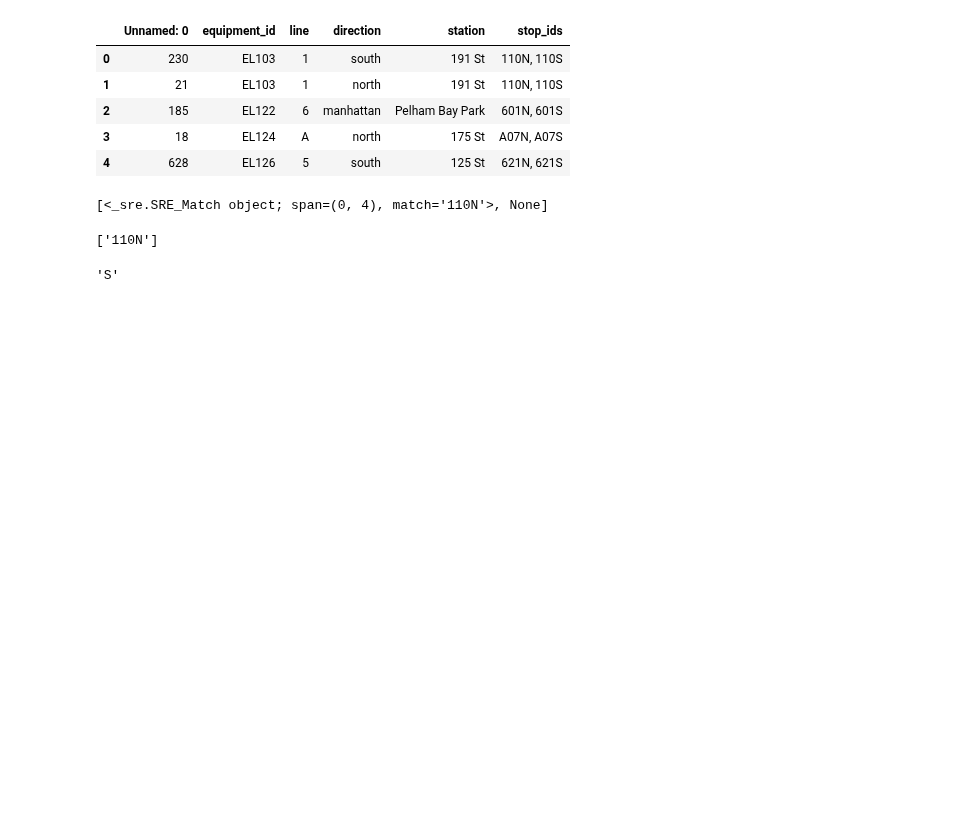
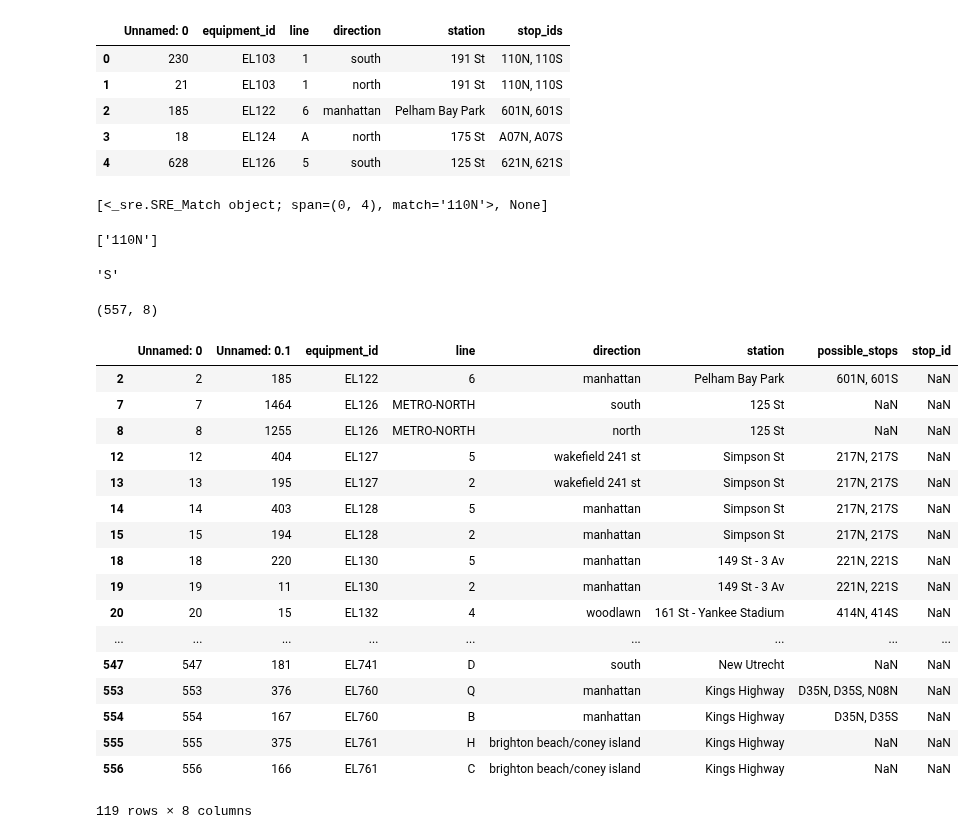
Before and after one commit to tsdataclinic/mta, a Jupyter notebook: notebooks/network/GTFS_Elevator_map.ipynb, the cells around one changed output. Drawn from its saved outputs; the diff is of its cells as text; code cells hidden in the pictures; blank space fills up the shorter version.

```diff
--- a/notebooks/network/GTFS_Elevator_map.ipynb
+++ b/notebooks/network/GTFS_Elevator_map.ipynb
@@ -339,3 +360,30 @@ ee['stop_id'] = ee.apply(get_dir,axis=1)
 ee.rename(columns={'stop_ids':'possible_stops'},inplace=True)
 # %%
 ee.to_csv('../../data/processed/elevator_to_GTFS_KM.csv')
+# %%
+ee_w_stops = pd.read_csv('../../data/processed/elevator_to_GTFS_KM.csv')
+# %%
+ee_w_stops.shape
+# %% [output]
+(557, 8)
+# %%
+ee_w_stops[ee_w_stops.stop_id.isnull()]
+# %% [output]
+|  | Unnamed: 0 | Unnamed: 0.1 | equipment_id | line | direction | station | possible_stops | stop_id |
+| 2 | 2 | 185 | EL122 | 6 | manhattan | Pelham Bay Park | 601N, 601S | NaN |
+| 7 | 7 | 1464 | EL126 | METRO-NORTH | south | 125 St | NaN | NaN |
+| 8 | 8 | 1255 | EL126 | METRO-NORTH | north | 125 St | NaN | NaN |
+| 12 | 12 | 404 | EL127 | 5 | wakefield 241 st | Simpson St | 217N, 217S | NaN |
+| 13 | 13 | 195 | EL127 | 2 | wakefield 241 st | Simpson St | 217N, 217S | NaN |
+| 14 | 14 | 403 | EL128 | 5 | manhattan | Simpson St | 217N, 217S | NaN |
+| 15 | 15 | 194 | EL128 | 2 | manhattan | Simpson St | 217N, 217S | NaN |
+| 18 | 18 | 220 | EL130 | 5 | manhattan | 149 St - 3 Av | 221N, 221S | NaN |
+| 19 | 19 | 11 | EL130 | 2 | manhattan | 149 St - 3 Av | 221N, 221S | NaN |
+| 20 | 20 | 15 | EL132 | 4 | woodlawn | 161 St - Yankee Stadium | 414N, 414S | NaN |
+| ... | ... | ... | ... | ... | ... | ... | ... | ... |
+| 547 | 547 | 181 | EL741 | D | south | New Utrecht | NaN | NaN |
+| 553 | 553 | 376 | EL760 | Q | manhattan | Kings Highway | D35N, D35S, N08N | NaN |
+| 554 | 554 | 167 | EL760 | B | manhattan | Kings Highway | D35N, D35S | NaN |
+| 555 | 555 | 375 | EL761 | H | brighton beach/coney island | Kings Highway | NaN | NaN |
+| 556 | 556 | 166 | EL761 | C | brighton beach/coney island | Kings Highway | NaN | NaN |
+119 rows × 8 columns
```
Also changed, not shown: parts of 2 cells of this notebook, 3 other files.
